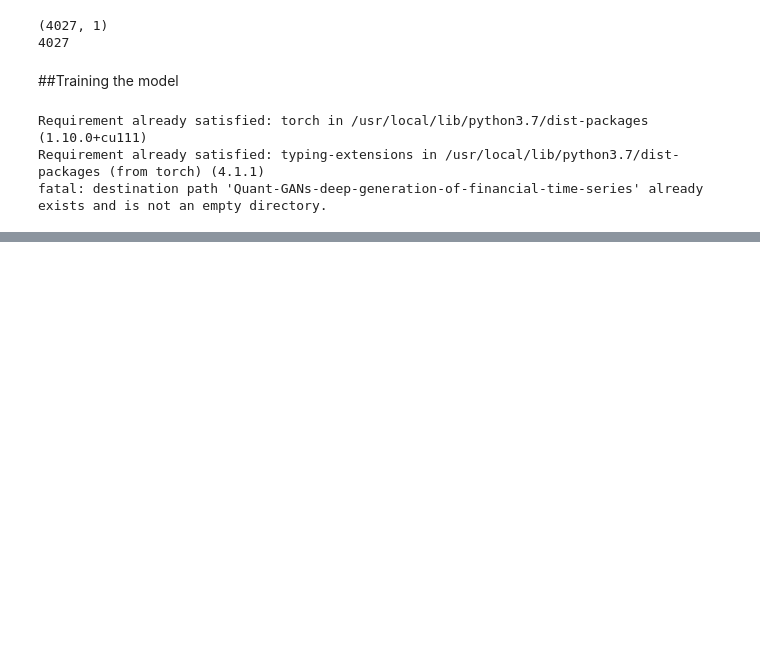
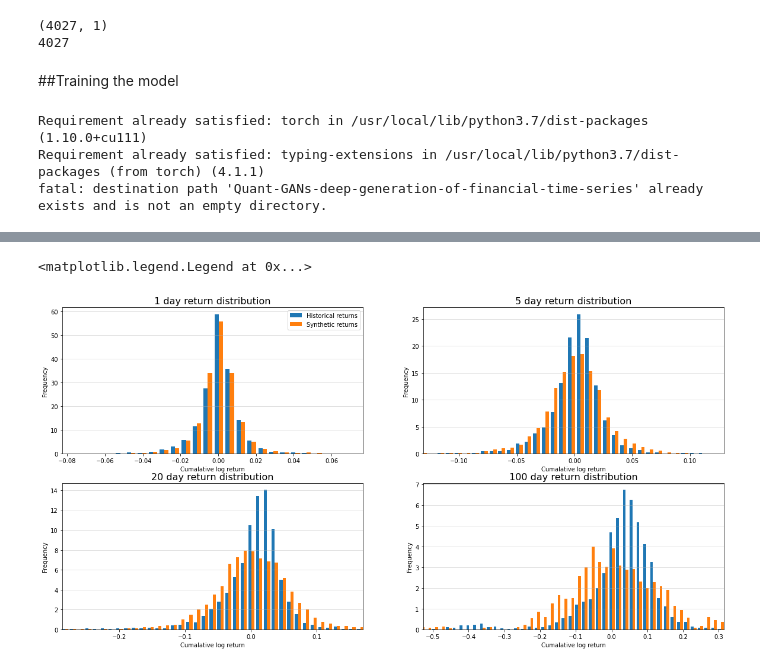
Before and after one commit to gdeni89/Quant-GANs-deep-generation-of-financial-time-series, a Jupyter notebook: Quant_GANs_deep_generation_of_financial_time_series.ipynb, the cells around one changed output, grey strips where cells are left out. Drawn from its saved outputs; the diff is of its cells as text; code cells hidden in the pictures; blank space fills up the shorter version.

```diff
--- a/Quant_GANs_deep_generation_of_financial_time_series.ipynb
+++ b/Quant_GANs_deep_generation_of_financial_time_series.ipynb
@@ -503,0 +530,24 @@ else:
+# %%
+n_bins = 50
+windows = [1, 5, 20, 100]
+
+fig, axs = plt.subplots(nrows=2, ncols=2, figsize=(20, 10))
+
+
+for i in range(len(windows)):
+    row = min(max(0, i-1), 1)
+    col = i % 2
+    real_dist = rolling_window(log_returns, windows[i], sparse = not (windows[i] == 1)).sum(axis=0).ravel()
+    fake_dist = rolling_window(y.T, windows[i], sparse = not (windows[i] == 1)).sum(axis=0).ravel()
+    axs[row, col].hist(np.array([real_dist, fake_dist], dtype='object'), bins=50, density=True)
+    axs[row,col].set_xlim(*np.quantile(fake_dist, [0.001, .999]))
+
+    axs[row,col].set_title('{} day return distribution'.format(windows[i]), size=16)
+    axs[row,col].yaxis.grid(True, alpha=0.5)
+    axs[row,col].set_xlabel('Cumalative log return')
+    axs[row,col].set_ylabel('Frequency')
+
+axs[0,0].legend(['Historical returns', 'Synthetic returns'])
+# %% [output]
+<matplotlib.legend.Legend at 0x...>
+[figure, added]
```
Also changed, not shown: parts of 4 cells of this notebook.
